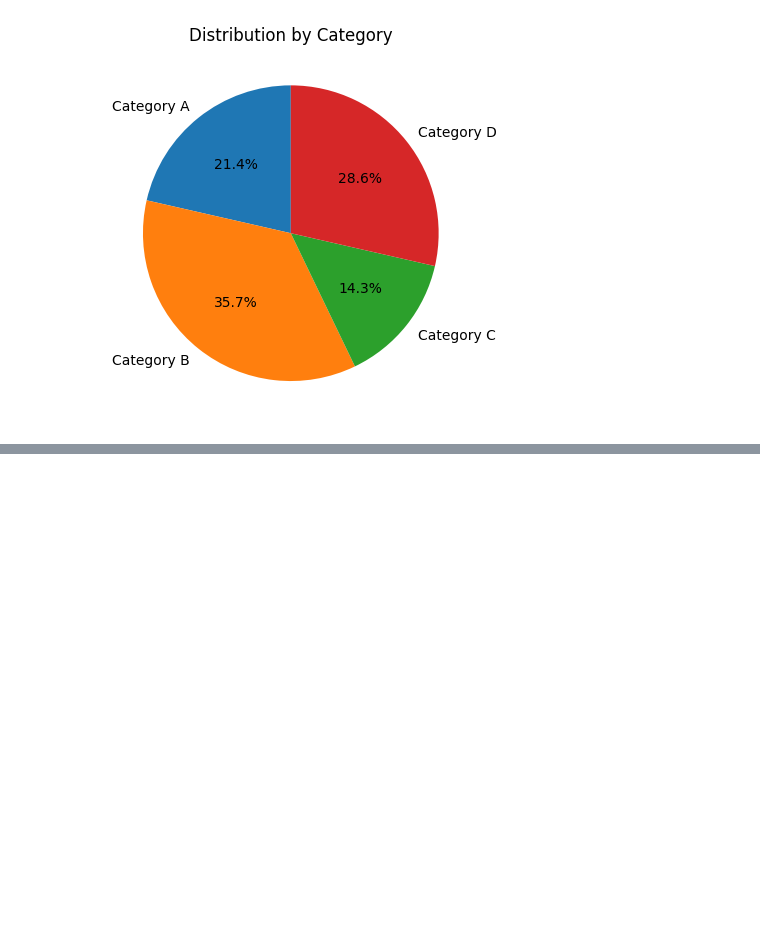
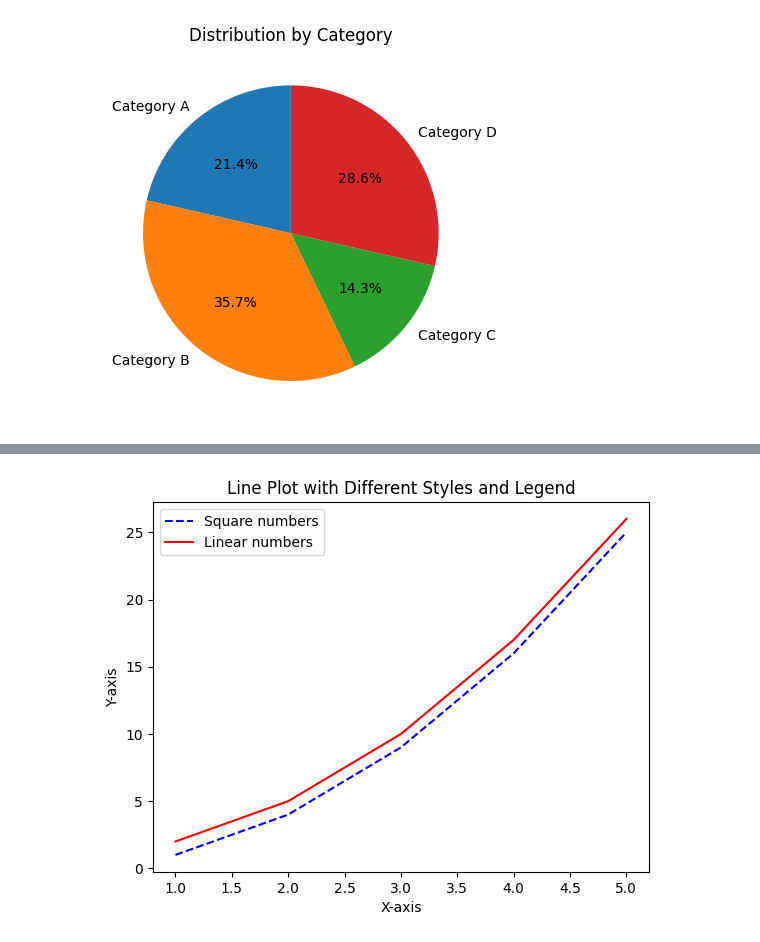
Before and after one commit to PHCoder05/advance-python-practice, a Jupyter notebook: statitical_functions.ipynb, the cells around one changed output, grey strips where cells are left out. Cells and saved outputs as stored; diff of their text form; code cells hidden in the pictures; blank space fills up the shorter version.

```diff
--- a/statitical_functions.ipynb
+++ b/statitical_functions.ipynb
@@ -136,0 +194,20 @@ plt.show()
+# %%
+import matplotlib.pyplot as plt
+
+x = [1, 2, 3, 4, 5]
+y1 = [1, 4, 9, 16, 25]
+y2 = [2, 5, 10, 17, 26]
+
+plt.plot(x, y1, label='Square numbers', color='blue', linestyle='--')
+
+plt.plot(x, y2, label='Linear numbers', color='red', linestyle='-')
+
+plt.xlabel('X-axis')
+plt.ylabel('Y-axis')
+plt.title('Line Plot with Different Styles and Legend')
+
+plt.legend()
+
+plt.show()
+# %% [output]
+[figure, added]
```
Also changed, not shown: parts of 3 cells of this notebook.
